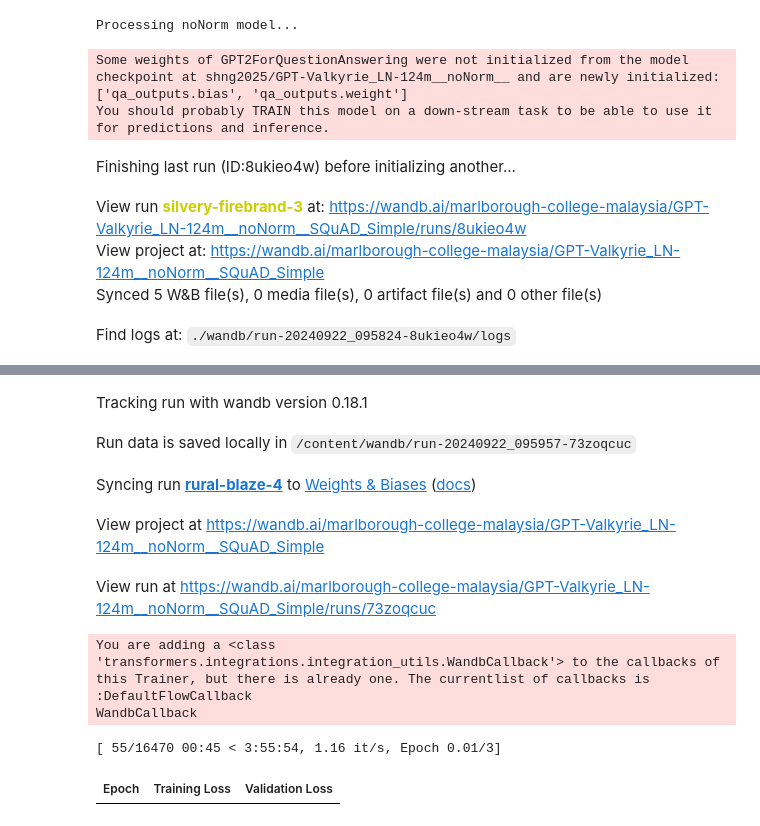
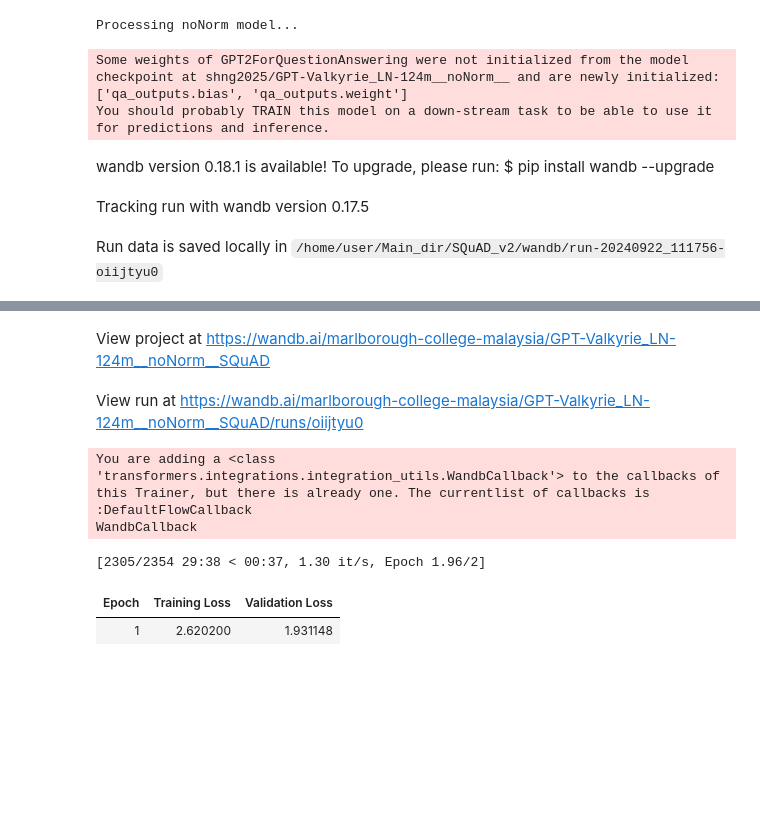
Before and after one commit to Ice-Citron/GPT-Valkyrie, a Jupyter notebook: Metrics/SQuAD - QA/Trail 4/QA_Trail_4.ipynb, the cells around one changed output, grey strips where cells are left out. Cells and saved outputs as stored; diff of their text form; code cells hidden in the pictures; blank space fills up the shorter version.

```diff
--- a/Metrics/SQuAD - QA/Trail 4/QA_Trail_4.ipynb
+++ b/Metrics/SQuAD - QA/Trail 4/QA_Trail_4.ipynb
@@ -121,21 +103,21 @@ def prepare_squad_dataset(tokenizer):
     return tokenized_datasets
 
 
-def fine_tune_model(model, tokenizer, dataset, output_dir, variant, num_train_epochs=3):
+def fine_tune_model(model, tokenizer, dataset, output_dir, variant, ln_type, num_train_epochs=2):
     # Initialize wandb run
-    wandb.init(project=f"GPT-Valkyrie_LN-124m__{variant}__SQuAD_Simple", reinit=True)
+    wandb.init(project=f"GPT-Valkyrie_{ln_type}-124m__{variant}__SQuAD", reinit=True)
     run_name = wandb.run.name
 
     training_args = TrainingArguments(
         output_dir=output_dir,
         num_train_epochs=num_train_epochs,
-        per_device_train_batch_size=24,
-        per_device_eval_batch_size=24,
+        per_device_train_batch_size=112,
+        per_device_eval_batch_size=112,
         warmup_ratio=0.1,
         weight_decay=0.01,
         logging_dir="./logs",
         logging_strategy="steps",
-        logging_steps=100,
+        logging_steps=1,
         evaluation_strategy="epoch",
         save_strategy="epoch",
         load_best_model_at_end=True,
@@ -187,7 +170,7 @@ for variant in variants:
     freeze_layers(model, variant)
 
     output_dir = f"./results/{variant}"
-    fine_tuned_model, run_name = fine_tune_model(model, tokenizer, dataset, output_dir, variant)
+    fine_tuned_model, run_name = fine_tune_model(model, tokenizer, dataset, output_dir, variant, "LN")
 
     # Save the model locally
     local_save_dir = f"./local_models/GPT-Valkyrie_LN-124m__{variant}__SQuAD"
@@ -204,8 +187,6 @@ for variant in variants:
 Processing noNorm model...
 Some weights of GPT2ForQuestionAnswering were not initialized from the model checkpoint at shng2025/GPT-Valkyrie_LN-124m__noNorm__ and are newly initialized: ['qa_outputs.bias', 'qa_outputs.weight']
 You should probably TRAIN this model on a down-stream task to be able to use it for predictions and inference.
-Finishing last run (ID:8ukieo4w) before initializing another...
+wandb version 0.18.1 is available! To upgrade, please run: $ pip install wandb --upgrade
-View run silvery-firebrand-3 at: https://wandb.ai/marlborough-college-malaysia/GPT-Valkyrie_LN-124m__noNorm__SQuAD_Simple/runs/8ukieo4w
-View project at: https://wandb.ai/marlborough-college-malaysia/GPT-Valkyrie_LN-124m__noNorm__SQuAD_Simple
-Synced 5 W&B file(s), 0 media file(s), 0 artifact file(s) and 0 other file(s)
+Tracking run with wandb version 0.17.5
-Find logs at: ./wandb/run-20240922_095824-8ukieo4w/logs
+Run data is saved locally in /home/user/Main_dir/SQuAD_v2/wandb/run-20240922_111756-oiijtyu0
@@ -213,13 +194,11 @@ Successfully finished last run (ID:8ukieo4w). Initializing new run:
-Tracking run with wandb version 0.18.1
+View project at https://wandb.ai/marlborough-college-malaysia/GPT-Valkyrie_LN-124m__noNorm__SQuAD
-Run data is saved locally in /content/wandb/run-20240922_095957-73zoqcuc
+View run at https://wandb.ai/marlborough-college-malaysia/GPT-Valkyrie_LN-124m__noNorm__SQuAD/runs/oiijtyu0
-Syncing run rural-blaze-4 to Weights & Biases (docs)
-View project at https://wandb.ai/marlborough-college-malaysia/GPT-Valkyrie_LN-124m__noNorm__SQuAD_Simple
-View run at https://wandb.ai/marlborough-college-malaysia/GPT-Valkyrie_LN-124m__noNorm__SQuAD_Simple/runs/73zoqcuc
 You are adding a <class 'transformers.integrations.integration_utils.WandbCallback'> to the callbacks of this Trainer, but there is already one. The currentlist of callbacks is
 :DefaultFlowCallback
 WandbCallback
-[ 55/16470 00:45 < 3:55:54, 1.16 it/s, Epoch 0.01/3]
+[2305/2354 29:38 < 00:37, 1.30 it/s, Epoch 1.96/2]
 | Epoch | Training Loss | Validation Loss |
+| 1 | 2.620200 | 1.931148 |
 # %%
 for variant in variants:
     print(f"Processing {variant} model...")
```
Also changed, not shown: parts of 4 cells of this notebook.
